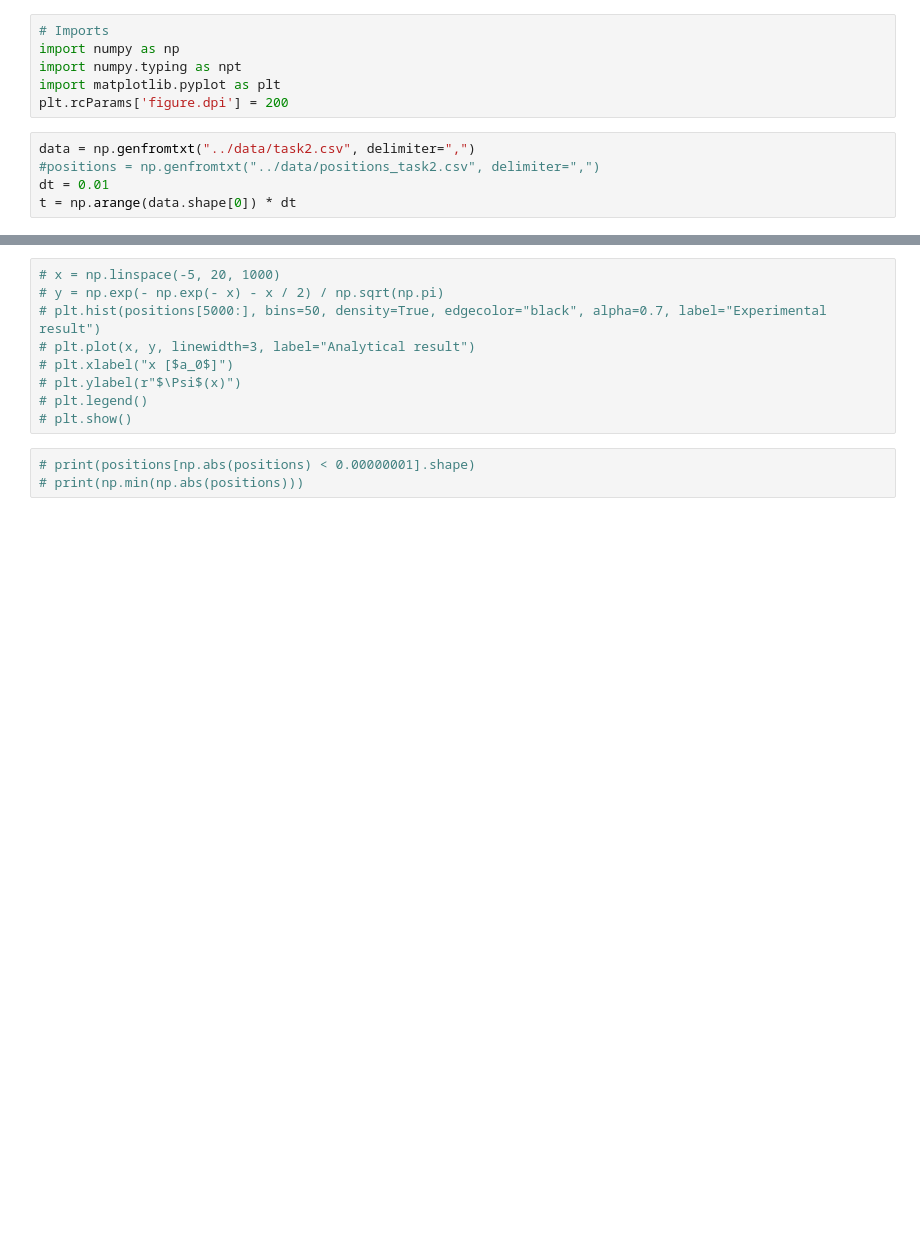
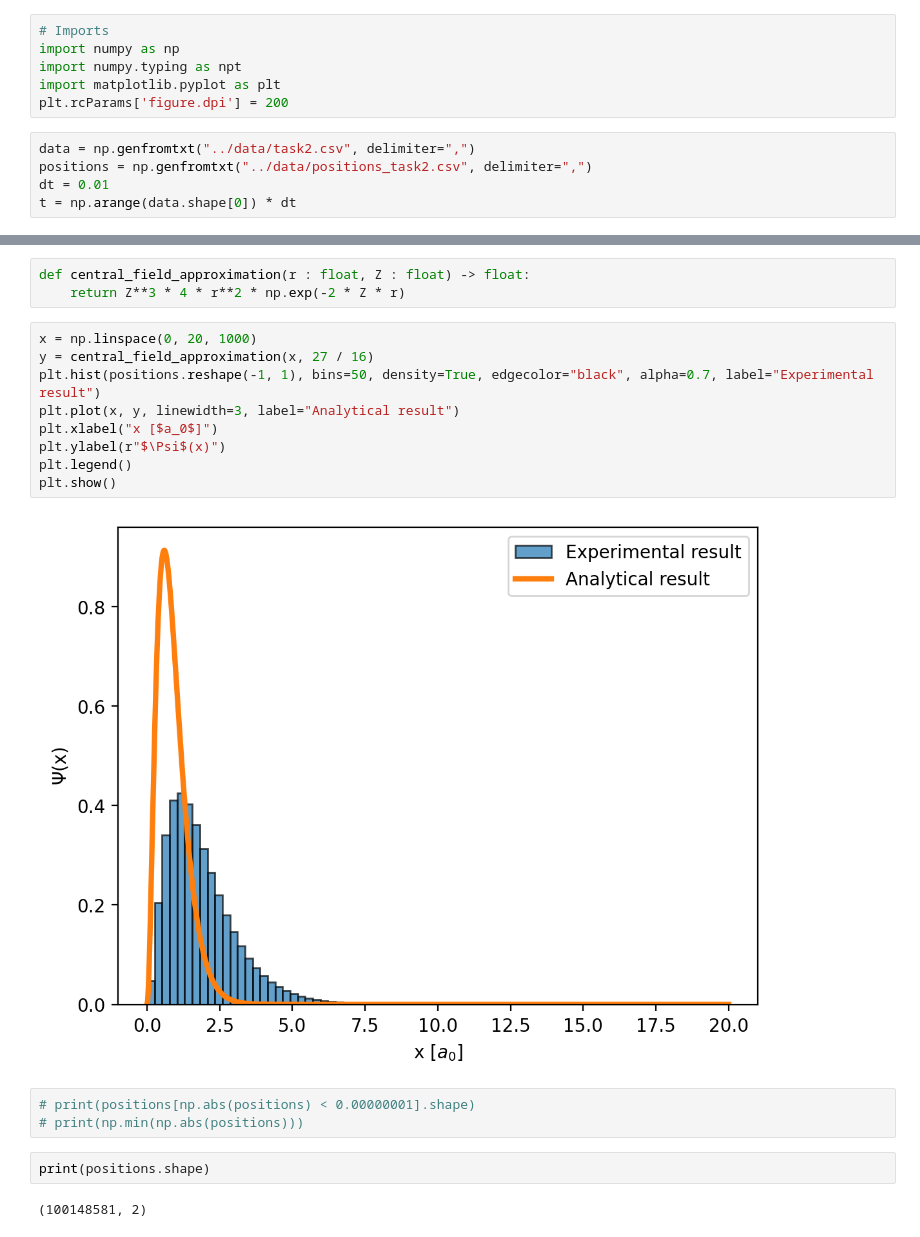
Before and after one commit to gujoh/compfys-h3, a Jupyter notebook: plotting/task2.ipynb, the cells around one changed output, grey strips where cells are left out. Drawn from its saved outputs; the diff is of its cells as text; blank space fills up the shorter version.

```diff
--- a/plotting/task2.ipynb
+++ b/plotting/task2.ipynb
@@ -6,7 +6,7 @@ import matplotlib.pyplot as plt
 plt.rcParams['figure.dpi'] = 200
 # %%
 data = np.genfromtxt("../data/task2.csv", delimiter=",")
-#positions = np.genfromtxt("../data/positions_task2.csv", delimiter=",")
+positions = np.genfromtxt("../data/positions_task2.csv", delimiter=",")
 dt = 0.01
 t = np.arange(data.shape[0]) * dt
 # %%
@@ -32,12 +32,21 @@ plt.show()
+# %%
+def central_field_approximation(r : float, Z : float) -> float:
+	return Z**3 * 4 * r**2 * np.exp(-2 * Z * r)
 # %%
-# x = np.linspace(-5, 20, 1000)
-# y = np.exp(- np.exp(- x) - x / 2) / np.sqrt(np.pi)
-# plt.hist(positions[5000:], bins=50, density=True, edgecolor="black", alpha=0.7, label="Experimental result")
-# plt.plot(x, y, linewidth=3, label="Analytical result")
-# plt.xlabel("x [$a_0$]")
-# plt.ylabel(r"$\Psi$(x)")
-# plt.legend()
-# plt.show()
+x = np.linspace(0, 20, 1000)
+y = central_field_approximation(x, 27 / 16)
+plt.hist(positions.reshape(-1, 1), bins=50, density=True, edgecolor="black", alpha=0.7, label="Experimental result")
+plt.plot(x, y, linewidth=3, label="Analytical result")
+plt.xlabel("x [$a_0$]")
+plt.ylabel(r"$\Psi$(x)")
+plt.legend()
+plt.show()
+# %% [output]
+[figure, added]
 # %%
 # print(positions[np.abs(positions) < 0.00000001].shape)
 # print(np.min(np.abs(positions)))
+# %%
+print(positions.shape)
+# %% [output]
+(100148581, 2)
```
Also changed, not shown: parts of 2 cells of this notebook, 3 other files.
